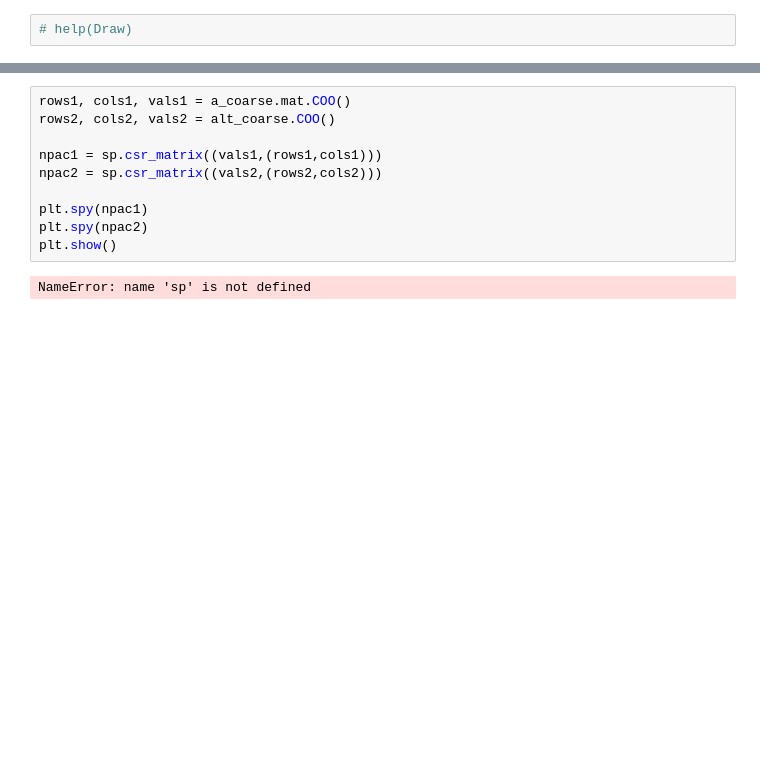
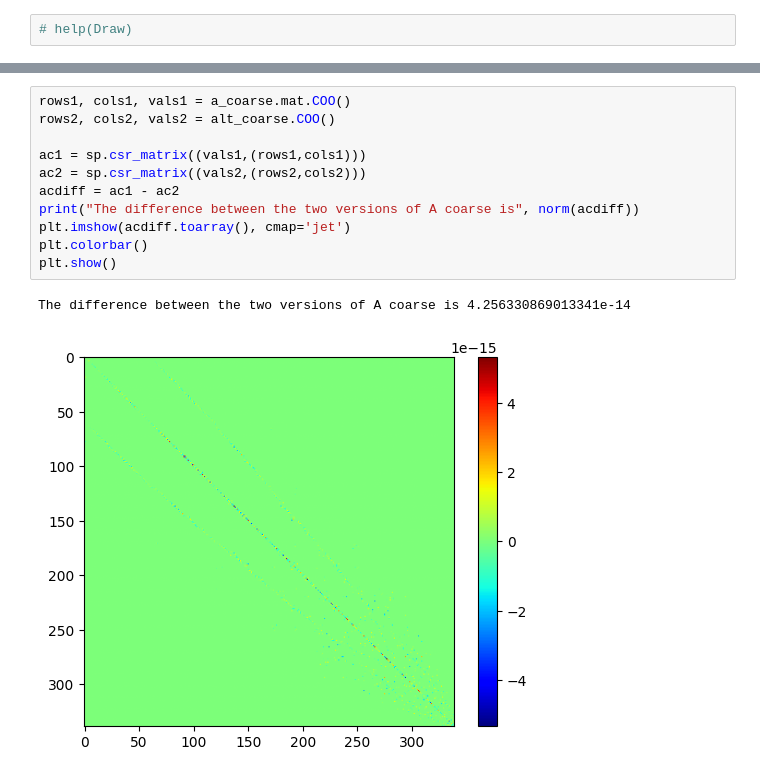
Before and after one commit to melayne/ng26, a Jupyter notebook: boundary_conditions.ipynb, the cells around one changed output, grey strips where cells are left out. Saved outputs shown, nothing was run; the diff lists cells and outputs as text; blank space fills up the shorter version.

```diff
--- a/boundary_conditions.ipynb
+++ b/boundary_conditions.ipynb
@@ -93,12 +95,14 @@ Checking A coarse
 # %%
 rows1, cols1, vals1 = a_coarse.mat.COO()
 rows2, cols2, vals2 = alt_coarse.COO()
 
-npac1 = sp.csr_matrix((vals1,(rows1,cols1)))
-npac2 = sp.csr_matrix((vals2,(rows2,cols2)))
-
-plt.spy(npac1)
-plt.spy(npac2)
+ac1 = sp.csr_matrix((vals1,(rows1,cols1)))
+ac2 = sp.csr_matrix((vals2,(rows2,cols2)))
+acdiff = ac1 - ac2
+print("The difference between the two versions of A coarse is", norm(acdiff))
+plt.imshow(acdiff.toarray(), cmap='jet')
+plt.colorbar()
 plt.show()
 # %% [output]
-NameError: name 'sp' is not defined
+The difference between the two versions of A coarse is 4.256330869013341e-14
+[figure, added]
```
Also changed, not shown: parts of 10 cells of this notebook, 1 other file.
